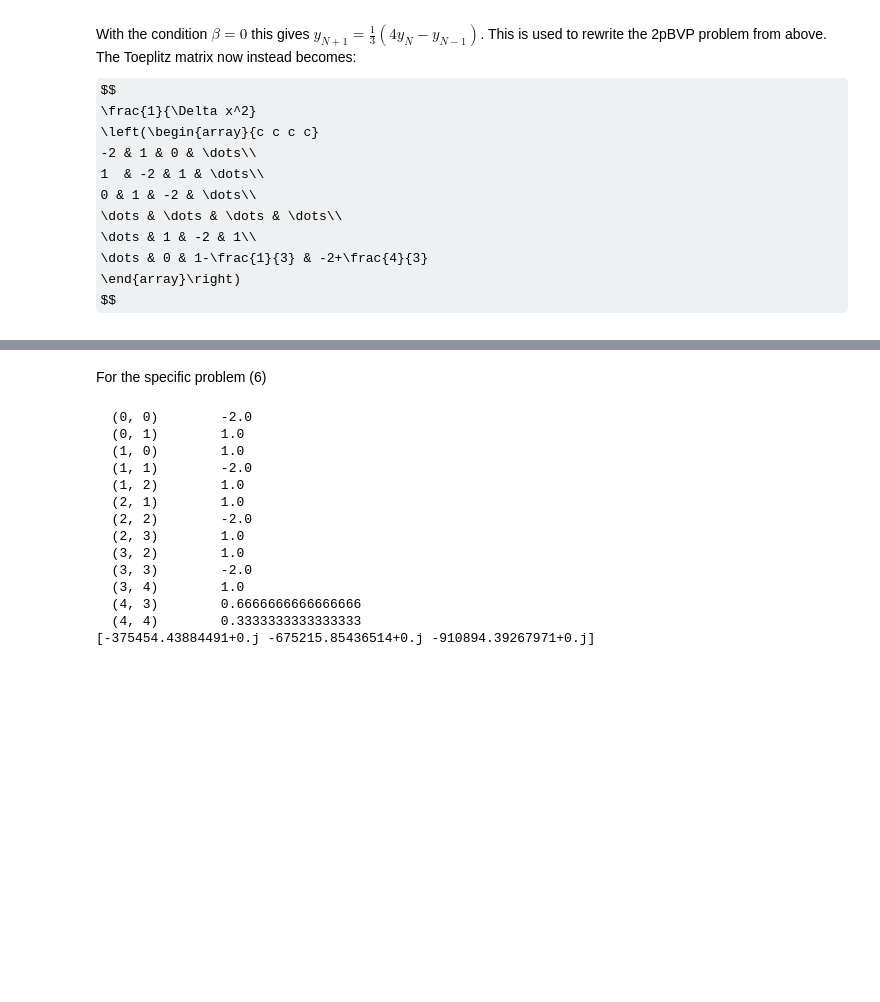
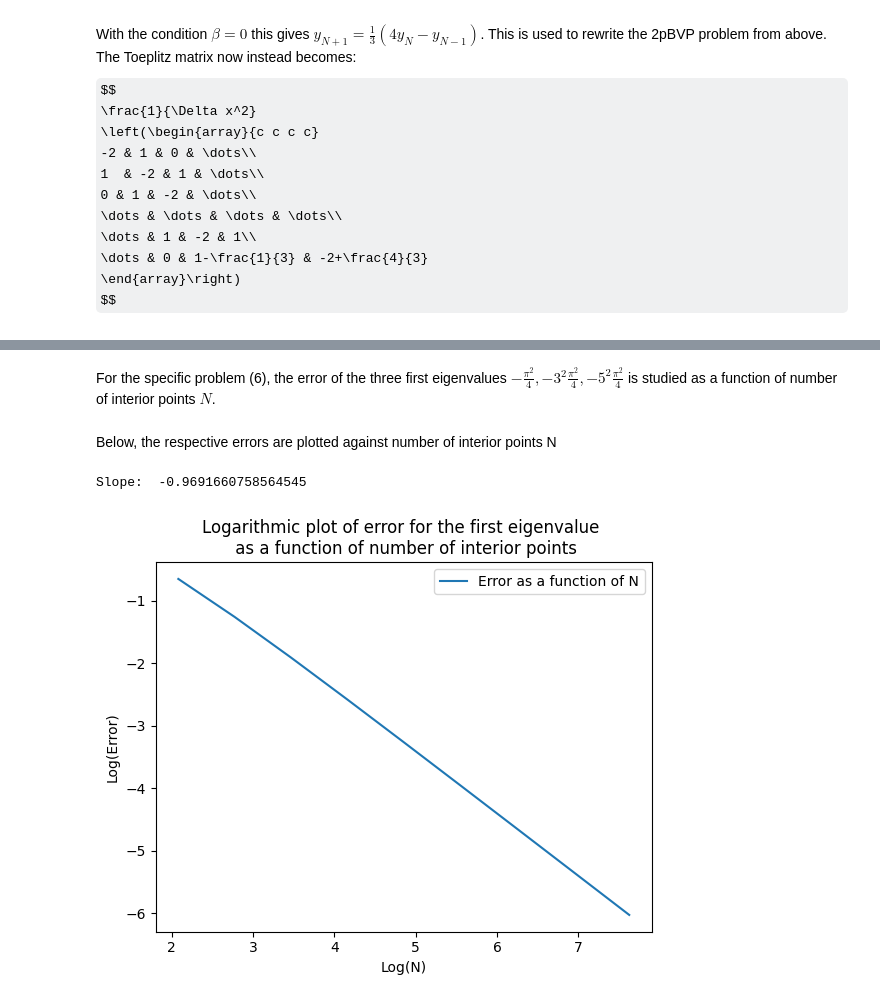
Before and after one commit to william-lundgren/FilipNumMums, a Jupyter notebook: Project2.ipynb, the cells around one changed output, grey strips where cells are left out. Saved outputs shown, nothing was run; the diff lists cells and outputs as text; code cells hidden in the pictures; some formulas as TeX source; blank space fills up the shorter version.

```diff
--- a/Project2.ipynb
+++ b/Project2.ipynb
@@ -275,21 +279,14 @@ $$
 $$
 # %%
 # Returns the NxN matrix of size dim described above as a csr_matrix
-def Neumann_toeplitz_like(N_steps):
+def Neumann_toeplitz_dim(dim):
+    dx = 1/(dim)
 
-    dx = 1/(N_steps+1)
-
-    toeplitz = diags([1, -2, 1], [-1, 0, 1], shape=(N_steps, N_steps)).toarray()
-    toeplitz[-1,-1] = 1/3
-    toeplitz[-1, N_steps - 2] = 2/3
-    toeplitz /= dx*dx
+    toeplitz              = diags([1, -2, 1], [-1, 0, 1], shape=(dim, dim)).toarray()
+    toeplitz[-1, -1]      = -2/3
+    toeplitz[-1, dim - 2] = 2/3
+    toeplitz              = toeplitz/(dx*dx)
 
     return csr_matrix(toeplitz)
 
-def three_eigen(csrmatrix):
-    return eigs(csrmatrix, 3)
-
-A = Neumann_toeplitz_like(499)
-print(A)
-val, vec = three_eigen(A)
-print(val)
+three_first_eigenvalues = -0.25*np.pi**2*np.array([1, 9, 25])
@@ -314,20 +293,30 @@ print(val)
-# %% [markdown]
-For the specific problem (6)
-# %%
-three_first_eigenvalues = -0.25*np.pi**2*np.array([1, 9, 25])
-print(three_first_eigenvalues)
-# %% [output]
-  (0, 0)        -2.0
-  (0, 1)        1.0
-  (1, 0)        1.0
-  (1, 1)        -2.0
-  (1, 2)        1.0
-  (2, 1)        1.0
-  (2, 2)        -2.0
-  (2, 3)        1.0
-  (3, 2)        1.0
-  (3, 3)        -2.0
-  (3, 4)        1.0
-  (4, 3)        0.6666666666666666
-  (4, 4)        0.3333333333333333
-[-375454.43884491+0.j -675215.85436514+0.j -910894.39267971+0.j]
+# %% [markdown]
+For the specific problem (6), the error of the three first eigenvalues $-\frac{\pi^2}{4}, -3^2\frac{\pi^2}{4}, -5^2\frac{\pi^2}{4}$ is studied as a function of number of interior points $N$.
+# %%
+Nvec         = [int(np.power(2,i)) for i in range(3, 12)]
+eigen_errors = np.zeros((len(Nvec), 3))
+
+
+for i, n in enumerate(Nvec):
+    val, vec = eigs(Neumann_toeplitz_dim(n), 3, None, None, 'SM')
+    val -= three_first_eigenvalues
+    val = abs(val)
+    eigen_errors[i,:] = val
+
+# The error of the first eigenvalue as a function of Nvec,
+# is now in eigen_errors[:,0], the second in [:,1] and the
+# third in [:,2].
+# %% [markdown]
+Below, the respective errors are plotted against number of interior points N
+# %%
+#Error plot of first eigenvalue
+plt.plot(np.log(Nvec), np.log(eigen_errors[:,0]), label='Error as a function of N')
+plt.title('Logarithmic plot of error for the first eigenvalue \n as a function of number of interior points')
+plt.xlabel('Log(N)')
+plt.ylabel('Log(Error)')
+plt.legend()
+
+print('Slope: ', np.log(eigen_errors[-1,0]/eigen_errors[0,0])/np.log(Nvec[-1]/Nvec[0]))
+# %% [output]
+Slope:  -0.9691660758564545
+[figure, added]
```
Also changed, not shown: parts of 8 cells of this notebook.
